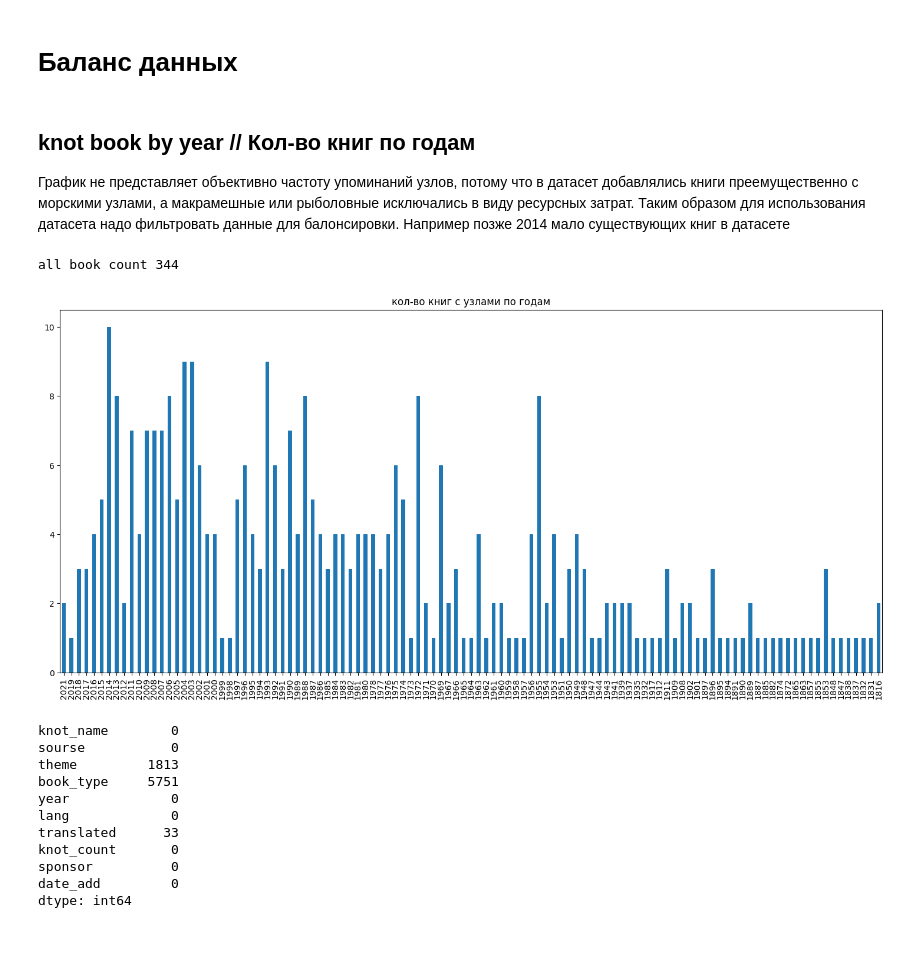
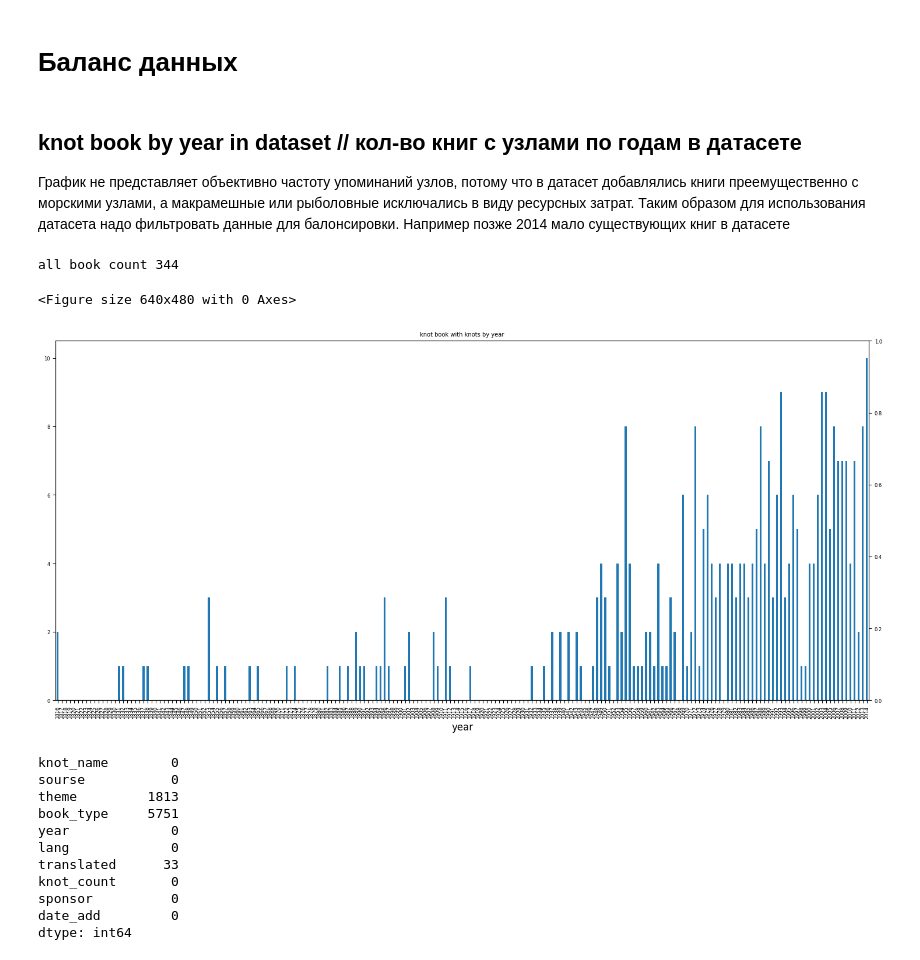
Before and after one commit to Zaripov/knot-sources-analise, a Jupyter notebook: knot sources analise.ipynb, the cells around one changed output. Saved outputs shown, nothing was run; the diff lists cells and outputs as text; code cells hidden in the pictures.

Commit message:
translate vals, empty years

```diff
--- a/knot sources analise.ipynb
+++ b/knot sources analise.ipynb
@@ -4,10 +4,12 @@
 import pandas as pd
 import matplotlib.pyplot as plt #test matplot lib installed to draw plots
 
+#LOAD data
 #https://docs.google.com/spreadsheets/d/1hjDxZubGKyQTE2bY-i7bevwSU6evxrCGiKW6tnUajhI
-source = r'data Библиографический указатель морских узлов by hasp v20 - knots with books.tsv'
-knotDf = pd.read_csv(source, sep='\t', skiprows=[0]) #skip credintals
+#fileSource = r'data Библиографический указатель морских узлов by hasp v20 - knots with books.tsv'
+urlSource="https://docs.google.com/spreadsheets/d/e/2PACX-1vR9dil99FRl2xgYUM_bVXLLtB2Xa6HtGH9ptVhmvK1XrddITDmD-nxNnLShrX_gYv-kk-7Xe6xrZO3-/pub?output=tsv"
+knotDf = pd.read_csv(urlSource, sep='\t', skiprows=[0]) #skip credintals
 #knotDf = knotDf.rename(columns={'Knot name':'knot_name','тематика':'theme','год':'year','перевод с':'translated_from'})
-knotDf.head()
+knotDf[23:].head()
 # %% [output]
 |  | knot_name | page | sourse | theme | book_type | year | lang | translated | google_books | ... |
@@ -66,3 +69,7 @@ knotDf.head()
 | 27 | двойной простой узел | Шпаковский М. М. Большая энциклоп... | морские узлы | справочник | 2016 | ru | - | 196.0 | zaripov | 03.21 |
 | 28 | тройной простои узел | Шпаковский М. М. Большая энциклоп... | морские узлы | справочник | 2016 | ru | - | 196.0 | zaripov | 03.21 |
 | 29 | дубовый узел | Шпаковский М. М. Большая энциклоп... | морские узлы | справочник | 2016 | ru | - | 196.0 | zaripov | 03.21 |
+# %%
+filterLangGL = 'ru' #en
+minYear = knotDf['year'].min()# 1816. for reindexer (make empty years)
+maxYear = 2015 #for limit plots
@@ -119,21 +182,36 @@ sort by year
 # %% [markdown]
 # Баланс данных
 # %% [markdown]
-## knot book by year // Кол-во книг по годам
+## knot book by year in dataset // кол-во книг с узлами по годам в датасете
 График не представляет объективно частоту упоминаний узлов, потому что в датасет добавлялись книги преемущественно с морскими узлами, а макрамешные или рыболовные исключались в виду ресурсных затрат.
 Таким образом для использования датасета надо фильтровать данные для балонсировки. Например позже 2014 мало существующих книг в датасете
 # %%
 print('all book count', knotDfGroupedByBook.shape[0])
 
-seriesByYear = knotDfGroupedByBook.year.value_counts().sort_index(ascending=False)
-seriesByYear.plot.bar(x='year', title='кол-во книг с узлами по годам', rot=90, figsize=(18,8), legend=False)
+knotDfGroupedByYear = knotDfGroupedByBook.groupby(['year']).agg({
+    'sourse':'size', 'year':'first', 'theme':'first', 'book_type':'first', 'lang':'first', 'translated':'first'
+})
+#add empty years between dates
+knotDfGroupedByYear.drop('year', axis=1).reset_index()
+knotDfGroupedByBookFillemptyYearDf = knotDfGroupedByYear.set_index('year').reindex(range(minYear, maxYear)).reset_index()
+knotDfGroupedByBookFillemptyYearDf.fillna(0)
 
-#small count of new books
-#позже 2014 мало существующих книг в датасете
-knotDf = knotDf.query('year < 2015')
+#https://stackoverflow.com/questions/59559682/how-to-change-pandas-dataframe-plot-fontsize-of-xlabel
+plt.figure()
+plt.rcParams.update({'font.size': 6}) # must set in top
+ax1 = knotDfGroupedByBookFillemptyYearDf.plot.bar(x='year', title='knot book with knots by year',
+                                                  rot=90, figsize=(18,8), legend=False)
+ax1.set_xlabel('year',fontdict={'fontsize':12})
+#ax1.legend(('book cnt'), loc=2,fontsize=12)
+ax2 = ax1.twinx()
+
+#plot without groupby and empty years
+#seriesByYear = knotDfGroupedByBook.year.value_counts().sort_index(ascending=True)
+#seriesByYear.plot.bar(x='year', title='knot book with knots by year', rot=90, figsize=(18,8), legend=False)
 
 #кол-во записей по году (сумма узлов со всех книг в году)
 #knotDf.year.value_counts()
 # %% [output]
 all book count 344
+<Figure size 640x480 with 0 Axes>
-[figure, old version]
+[figure, new version]
```
Also changed, not shown: parts of 13 cells of this notebook, 1 other file.
